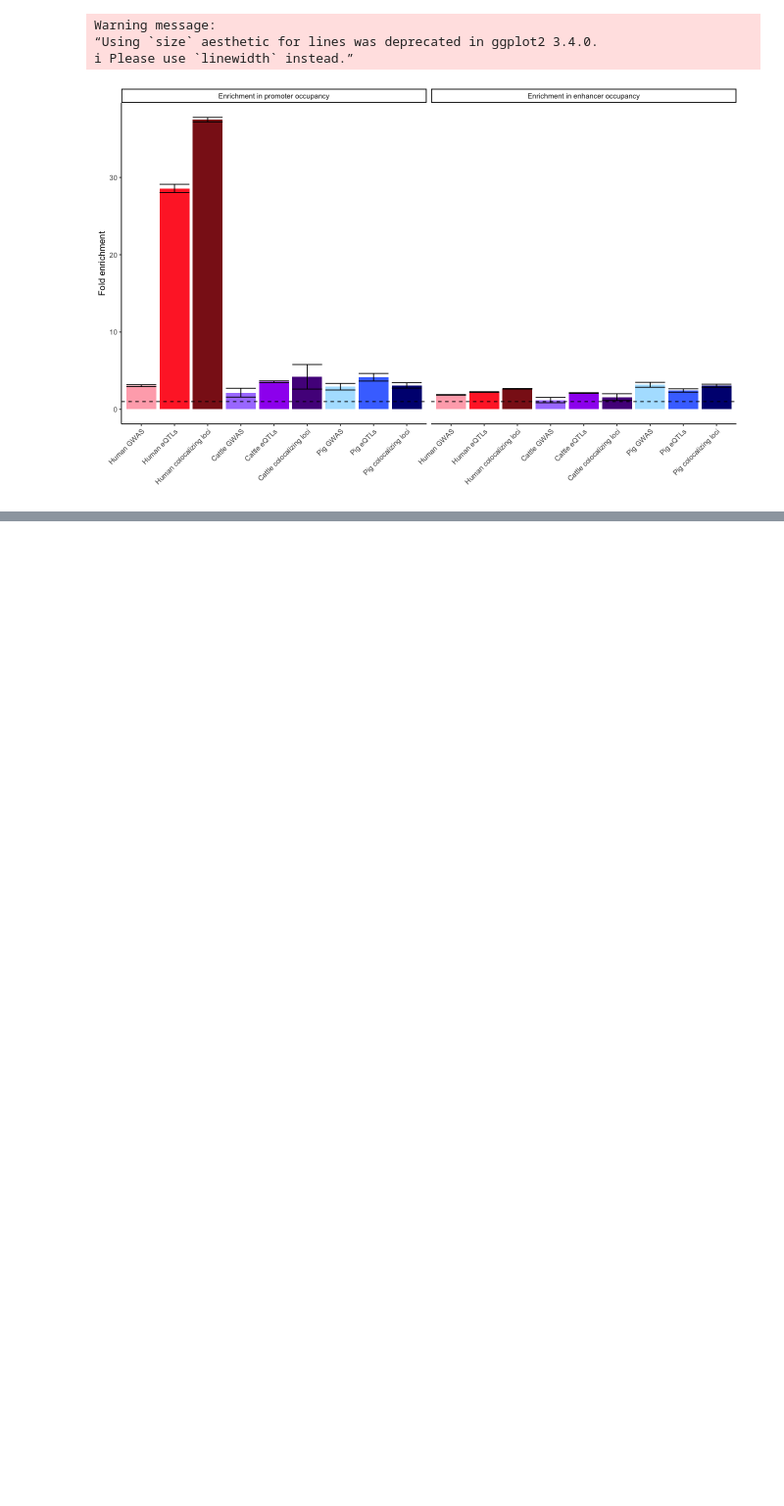
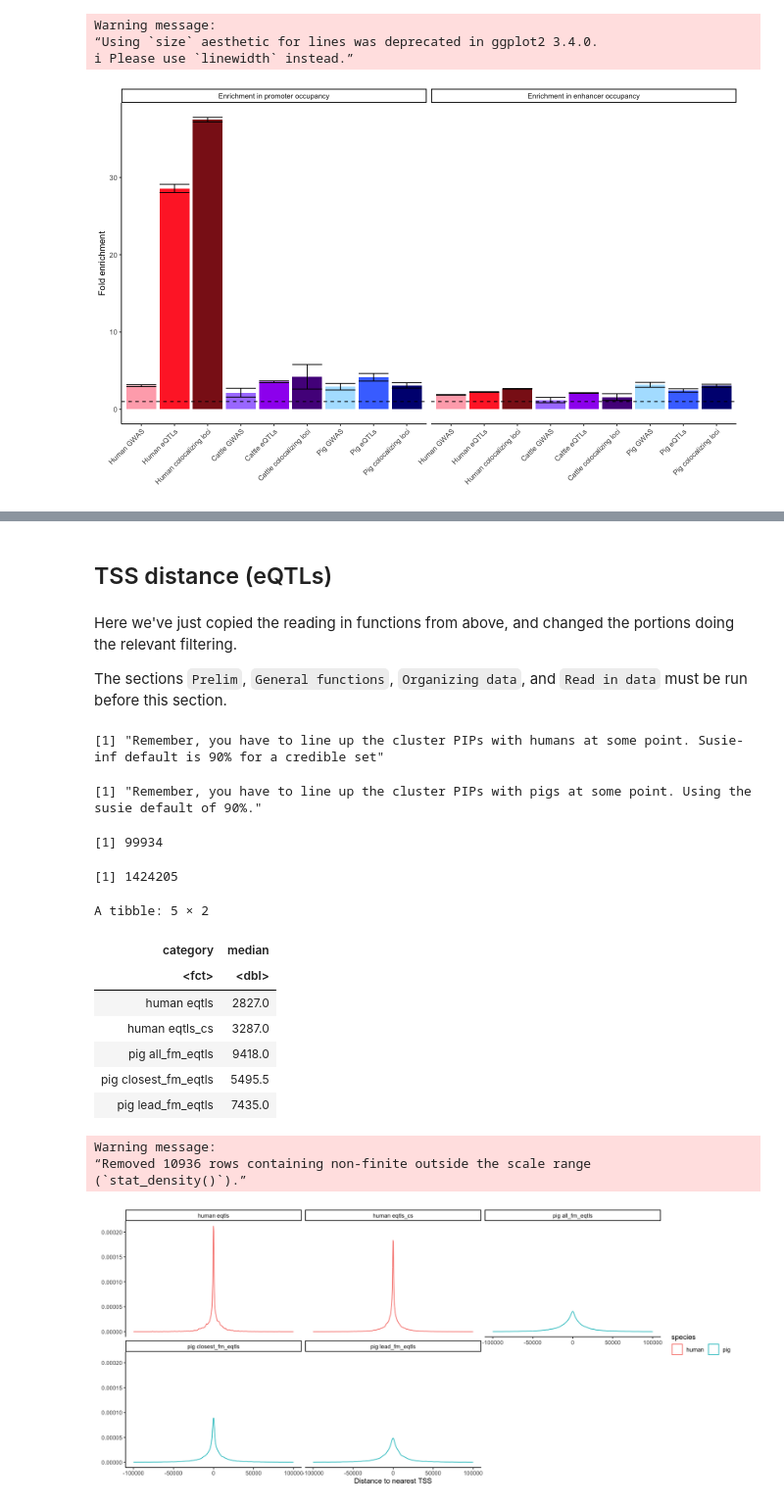
Before and after one commit to NJC12/colocalization_humans_cattle_pigs, a Jupyter notebook: figures_and_tables/figures3and4.ipynb, the cells around one changed output, grey strips where cells are left out. Shown at 98% size. Drawn from its saved outputs; the diff is of its cells as text; code cells hidden in the pictures; blank space fills up the shorter version.

```diff
--- a/figures_and_tables/figures3and4.ipynb
+++ b/figures_and_tables/figures3and4.ipynb
@@ -1410,0 +1622,6 @@ Warning message:
+# %% [markdown]
+## TSS distance (eQTLs)
+# %% [markdown]
+Here we've just copied the reading in functions from above, and changed the portions doing the relevant filtering.
+
+The sections `Prelim`, `General functions`, `Organizing data`, and `Read in data` must be run before this section.
@@ -1410,0 +1771,52 @@ Warning message:
+# %%
+peqtls_closest = read_pig_fm_eqtls_closest(pip=0.1, pro=ppro, enh=penh, tss=ptss)
+peqtls = read_pig_fm_eqtls(pip=0.9, pro=ppro, enh=penh, tss=ptss)
+peqtls_cs = read_pig_fm_eqtls_cs(pip=0.1, pro=ppro, enh=penh, tss=ptss)
+# %% [output]
+[1] "Remember, you have to line up the cluster PIPs with humans at some point. Susie-inf default is 90% for a credible set"
+# %%
+heqtls_cs = read_human_fm_eqtls_cs(pip=0.1, pro=hpro, enh=henh, tss=htss)
+# %% [output]
+[1] "Remember, you have to line up the cluster PIPs with pigs at some point. Using the susie default of 90%."
+# %%
+nrow(heqtls)
+nrow(heqtls_cs)
+# %% [output]
+[1] 99934
+[1] 1424205
+# %%
+rbind(
+    heqtls %>% mutate(trait = tissue) %>% select(tss_dist, nearest_tss_dist, pro_dist, enh_dist, trait, variant) %>% mutate(snps='eqtls', species='human'),
+    heqtls_cs %>% mutate(trait = tissue) %>% select(tss_dist, nearest_tss_dist, pro_dist, enh_dist, trait, variant) %>% mutate(snps='eqtls_cs', species='human'),
+    peqtls %>% mutate(trait = tissue) %>% select(tss_dist, nearest_tss_dist, pro_dist, enh_dist, trait, variant) %>% mutate(snps='lead_fm_eqtls', species='pig'),
+    peqtls_cs %>% mutate(trait = tissue) %>% select(tss_dist, nearest_tss_dist, pro_dist, enh_dist, trait, variant) %>% mutate(snps='all_fm_eqtls', species='pig'),
+    peqtls_closest %>% mutate(trait = tissue) %>% select(tss_dist, nearest_tss_dist, pro_dist, enh_dist, trait, variant) %>% mutate(snps='closest_fm_eqtls', species='pig')
+) %>%
+    mutate(category = factor(paste(species, snps))) %>%
+group_by(category) %>%
+summarize(median=median(abs(nearest_tss_dist)))
+
+rbind(
+    heqtls %>% mutate(trait = tissue) %>% select(tss_dist, nearest_tss_dist, pro_dist, enh_dist, trait, variant) %>% mutate(snps='eqtls', species='human'),
+    heqtls_cs %>% mutate(trait = tissue) %>% select(tss_dist, nearest_tss_dist, pro_dist, enh_dist, trait, variant) %>% mutate(snps='eqtls_cs', species='human'),
+    peqtls %>% mutate(trait = tissue) %>% select(tss_dist, nearest_tss_dist, pro_dist, enh_dist, trait, variant) %>% mutate(snps='lead_fm_eqtls', species='pig'),
+    peqtls_cs %>% mutate(trait = tissue) %>% select(tss_dist, nearest_tss_dist, pro_dist, enh_dist, trait, variant) %>% mutate(snps='all_fm_eqtls', species='pig'),
+    peqtls_closest %>% mutate(trait = tissue) %>% select(tss_dist, nearest_tss_dist, pro_dist, enh_dist, trait, variant) %>% mutate(snps='closest_fm_eqtls', species='pig')
+) %>%
+    mutate(category = factor(paste(species, snps))) %>%
+ggplot(aes(x=nearest_tss_dist, color=species)) + geom_density() + theme_classic() +
+    facet_wrap(~category) + xlim(-1e5, 1e5) + guides(color=guide_legend(ncol=3)) +
+    ylab(element_blank()) + xlab('Distance to nearest TSS')
+# %% [output]
+A tibble: 5 × 2
+| category | median |
+| <fct> | <dbl> |
+| human eqtls | 2827.0 |
+| human eqtls_cs | 3287.0 |
+| pig all_fm_eqtls | 9418.0 |
+| pig closest_fm_eqtls | 5495.5 |
+| pig lead_fm_eqtls | 7435.0 |
+Warning message:
+“Removed 10936 rows containing non-finite outside the scale range
+(`stat_density()`).”
+[figure, added]
```
Also changed, not shown: parts of 32 cells of this notebook, 5 other files.
